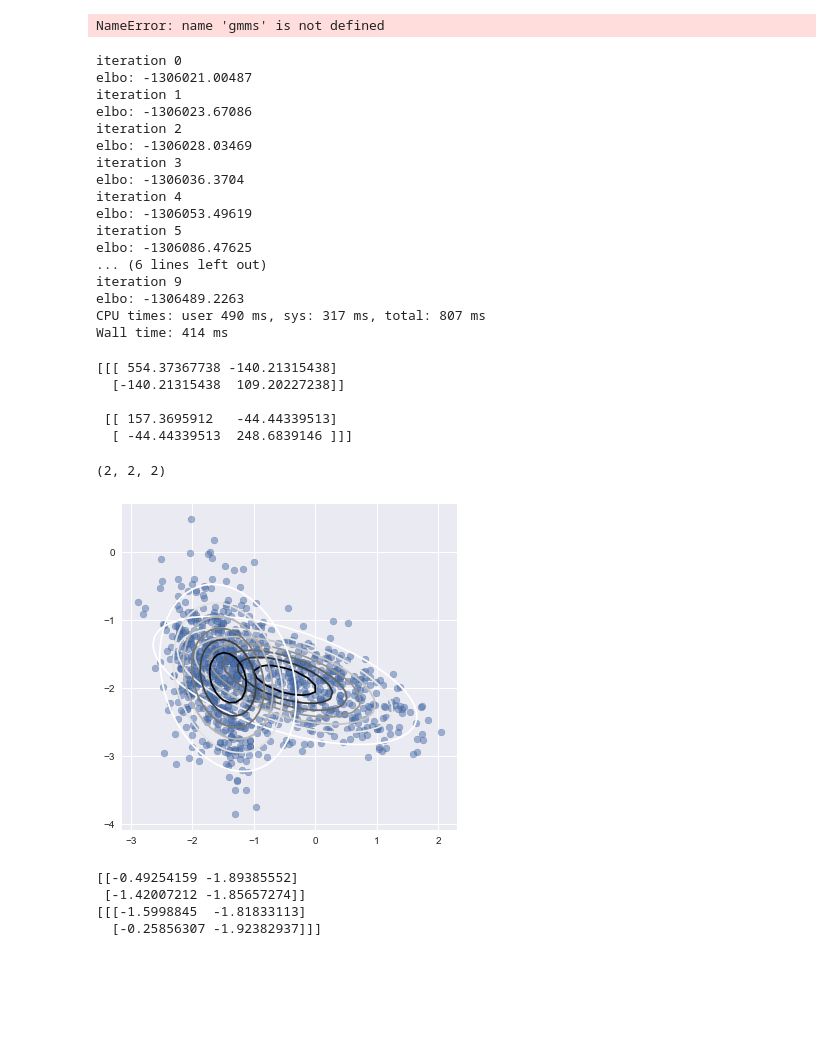
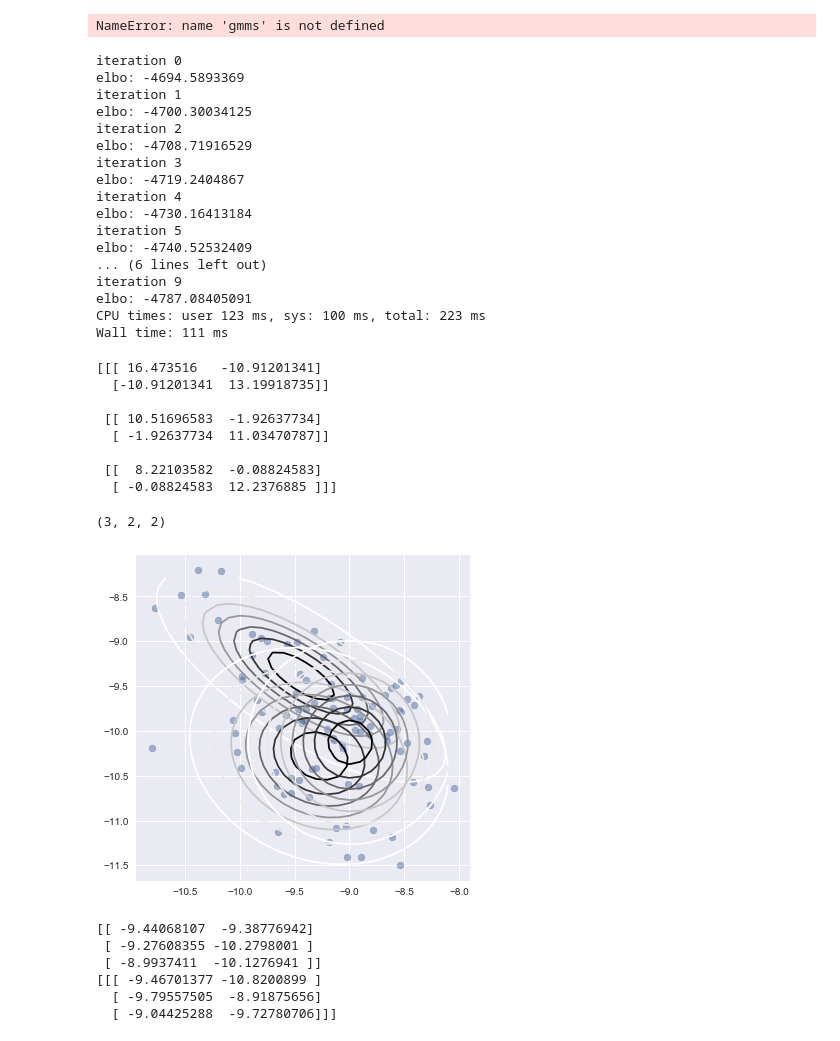
Before and after one commit to trannguyenle95/variational-gmm, a Jupyter notebook: streaming-gmm.ipynb, the cells around one changed output. Drawn from its saved outputs; the diff is of its cells as text; code cells hidden in the pictures; blank space fills up the shorter version.

```diff
--- a/streaming-gmm.ipynb
+++ b/streaming-gmm.ipynb
@@ -61,8 +58,8 @@ The autoreload extension is already loaded. To reload it, use:
 # %%
 class GMMDataGenerator:
 
-    def __init__(self, m, k, d, mu_interval=(-10, 10), mu_var=(-2, 2),
-                 cov_var=(-1, 1), gamma_0=3.0, alpha_0=3.0):
+    def __init__(self, m, k, d, mu_interval=(-10, 10), mu_var=(-8, 8),
+                 cov_var=(-1, 1), gamma_0=3.0, alpha_0=5.0):
         """
         Args:
             m (int): number of classes.
@@ -146,12 +143,12 @@ class GMMDataGenerator:
 M = 2
 
 # Number of components per class.
-K = 2
+K = 3
 
 # Dimension of data.
 D = 2
 
-np.random.seed(2731774)
+np.random.seed()
 
 synthetic_gmm = GMMDataGenerator(m=M, k=K, d=D)
 synthetic_gmm.generate(n=2000)
@@ -241,46 +234,51 @@ pm.plots.traceplot(traces[0], ['rho']);
 from vbmm.varmix import run
 # %%
 %%time
-mu, W, vk = run(np.squeeze(X[np.where(C == 0), :]), 2)
+mu, W, vk = run(np.squeeze(X[np.where(C == 0), :]), K)
 W = np.asarray(W)
 # %% [output]
 iteration 0
-elbo: -1306021.00487
+elbo: -4694.5893369
 iteration 1
-elbo: -1306023.67086
+elbo: -4700.30034125
 iteration 2
-elbo: -1306028.03469
+elbo: -4708.71916529
 iteration 3
-elbo: -1306036.3704
+elbo: -4719.2404867
 iteration 4
-elbo: -1306053.49619
+elbo: -4730.16413184
 iteration 5
-elbo: -1306086.47625
+elbo: -4740.52532409
 ... (6 lines left out)
 iteration 9
-elbo: -1306489.2263
-CPU times: user 490 ms, sys: 317 ms, total: 807 ms
-Wall time: 414 ms
+elbo: -4787.08405091
+CPU times: user 123 ms, sys: 100 ms, total: 223 ms
+Wall time: 111 ms
 # %%
 print(np.linalg.inv(W))
 # %% [output]
-[[[ 554.37367738 -140.21315438]
-  [-140.21315438  109.20227238]]
+[[[ 16.473516   -10.91201341]
+  [-10.91201341  13.19918735]]
 
- [[ 157.3695912   -44.44339513]
-  [ -44.44339513  248.6839146 ]]]
+ [[ 10.51696583  -1.92637734]
+  [ -1.92637734  11.03470787]]
+
+ [[  8.22103582  -0.08824583]
+  [ -0.08824583  12.2376885 ]]]
 # %%
 print(W.shape)
-plot_gmm(X, mu, np.linalg.inv(vk*W))
+plot_gmm(X, mu, np.linalg.inv(vk[:, np.newaxis, np.newaxis]*W))
 print(mu)
 print(synthetic_gmm.get_mu())
 # %% [output]
-(2, 2, 2)
+(3, 2, 2)
-[figure, old version]
+[figure, new version]
-[[-0.49254159 -1.89385552]
- [-1.42007212 -1.85657274]]
-[[[-1.5998845  -1.81833113]
-  [-0.25856307 -1.92382937]]]
+[[ -9.44068107  -9.38776942]
+ [ -9.27608355 -10.2798001 ]
+ [ -8.9937411  -10.1276941 ]]
+[[[ -9.46701377 -10.8200899 ]
+  [ -9.79557505  -8.91875656]
+  [ -9.04425288  -9.72780706]]]
 # %%
 from vb_mgmm.var_bayes_gmm import VariationalBayesGMM
 # %%
```
Also changed, not shown: parts of 10 cells of this notebook, 1 other file.
